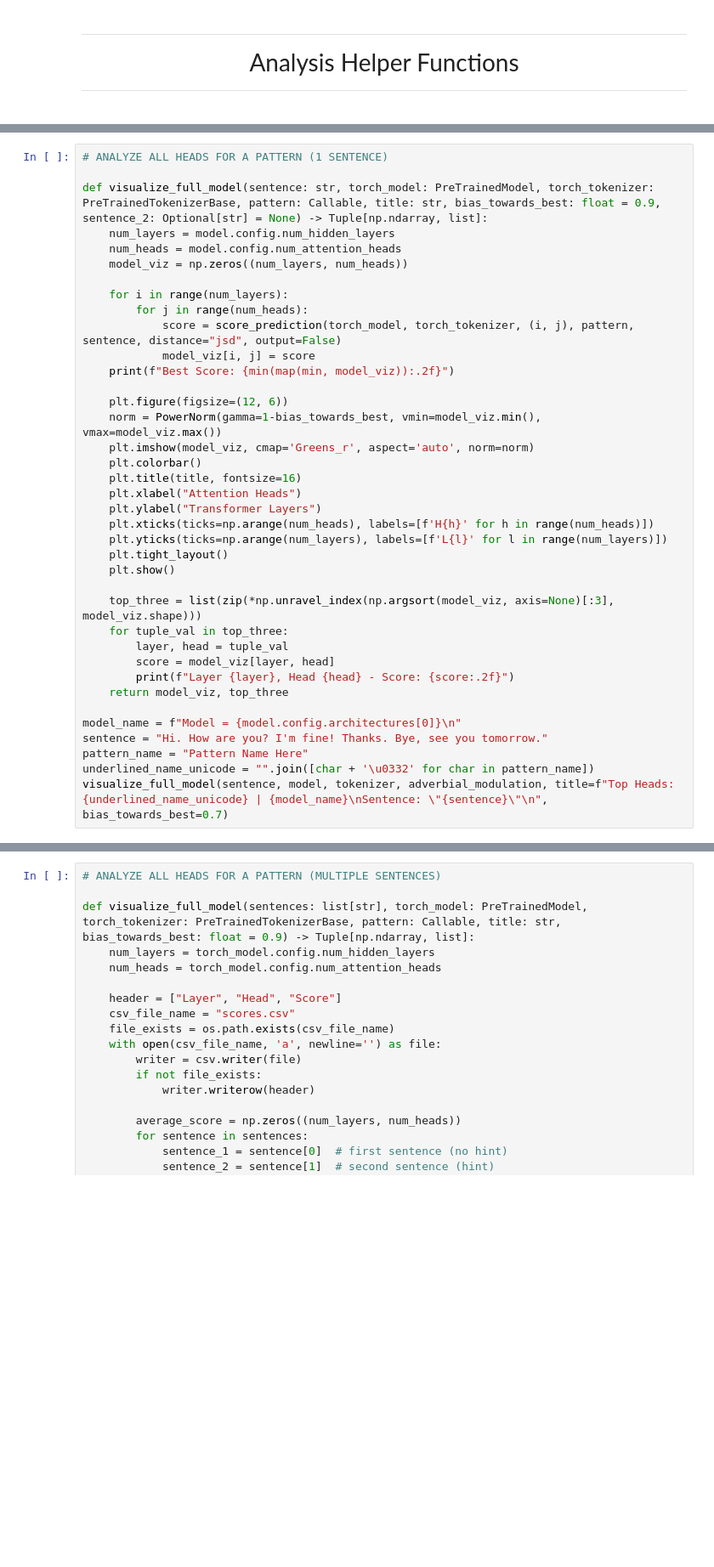
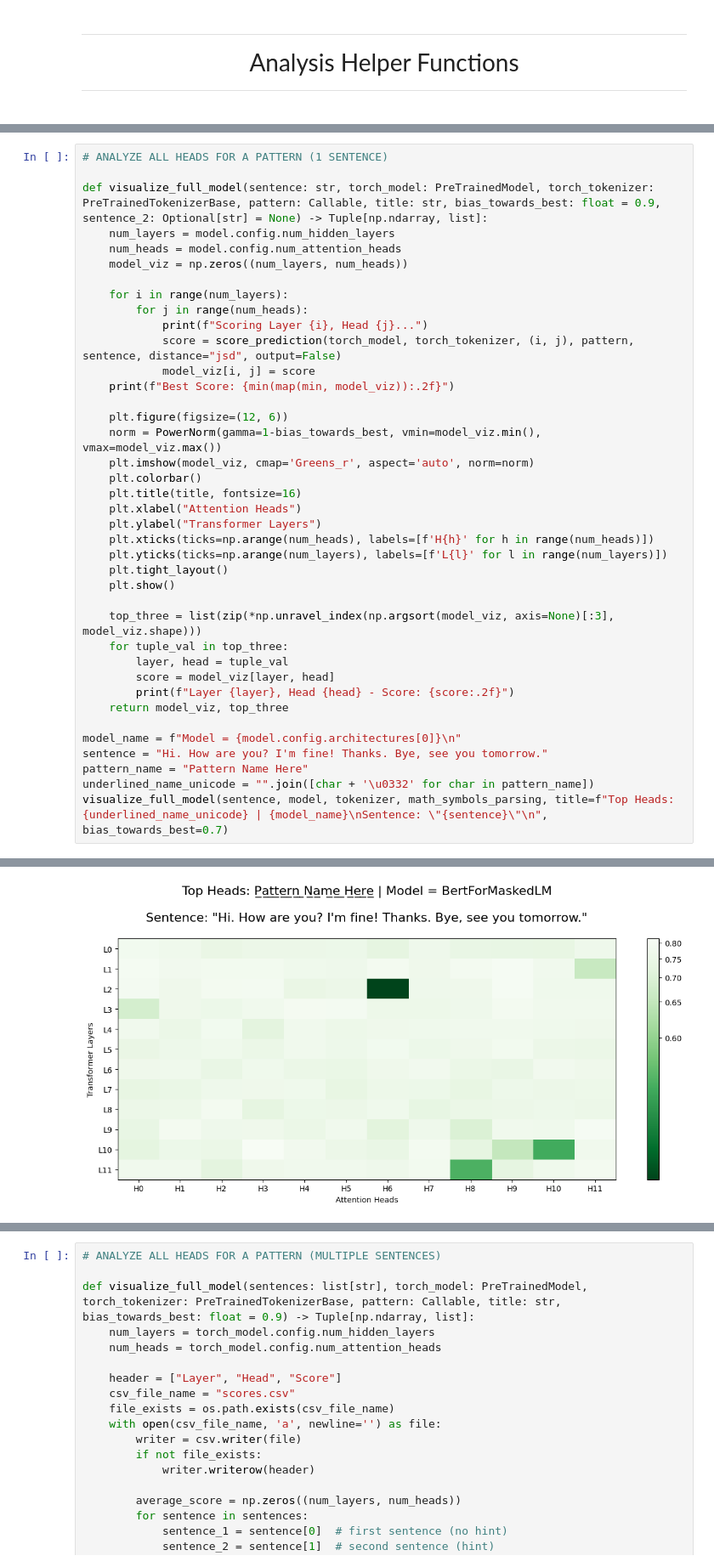
Before and after one commit to AmiriHayes/LLM-Interpretability, a Jupyter notebook: interpretability.ipynb, the cells around one changed output, grey strips where cells are left out. Shown at 85% size. Drawn from its saved outputs; the diff is of its cells as text; blank space fills up the shorter version.

```diff
--- a/interpretability.ipynb
+++ b/interpretability.ipynb
@@ -258,6 +422,7 @@ def visualize_full_model(sentence: str, torch_model: PreTrainedModel, torch_toke
 
     for i in range(num_layers):
         for j in range(num_heads):
+            print(f"Scoring Layer {i}, Head {j}...")
             score = score_prediction(torch_model, torch_tokenizer, (i, j), pattern, sentence, distance="jsd", output=False)
             model_viz[i, j] = score
     print(f"Best Score: {min(map(min, model_viz)):.2f}")
@@ -285,4 +450,5 @@ model_name = f"Model = {model.config.architectures[0]}\n"
 sentence = "Hi. How are you? I'm fine! Thanks. Bye, see you tomorrow."
 pattern_name = "Pattern Name Here"
 underlined_name_unicode = "".join([char + '\u0332' for char in pattern_name])
-visualize_full_model(sentence, model, tokenizer, adverbial_modulation, title=f"Top Heads: {underlined_name_unicode} | {model_name}\nSentence: \"{sentence}\"\n", bias_towards_best=0.7)
+visualize_full_model(sentence, model, tokenizer, math_symbols_parsing, title=f"Top Heads: {underlined_name_unicode} | {model_name}\nSentence: \"{sentence}\"\n", bias_towards_best=0.7)
+# %% [output]
@@ -288,0 +472 @@ visualize_full_model(sentence, model, tokenizer, adverbial_modulation, title=f"T
+[figure, added]
```
Also changed, not shown: parts of 93 cells of this notebook.
